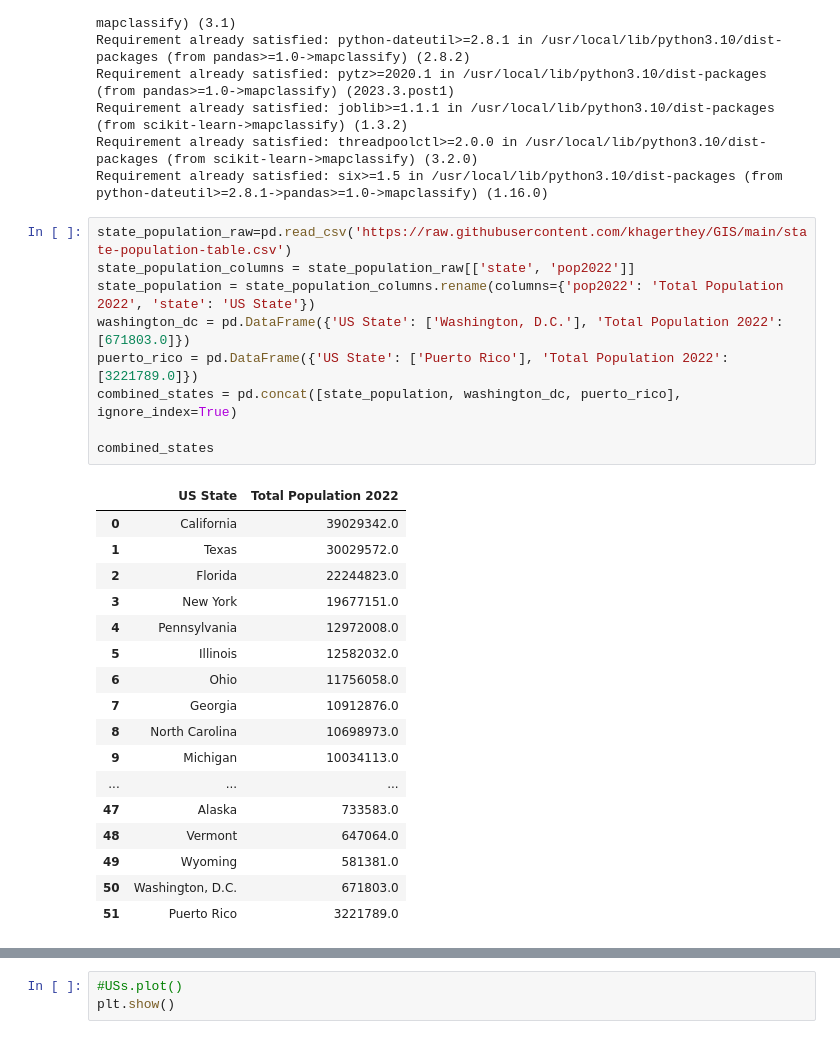
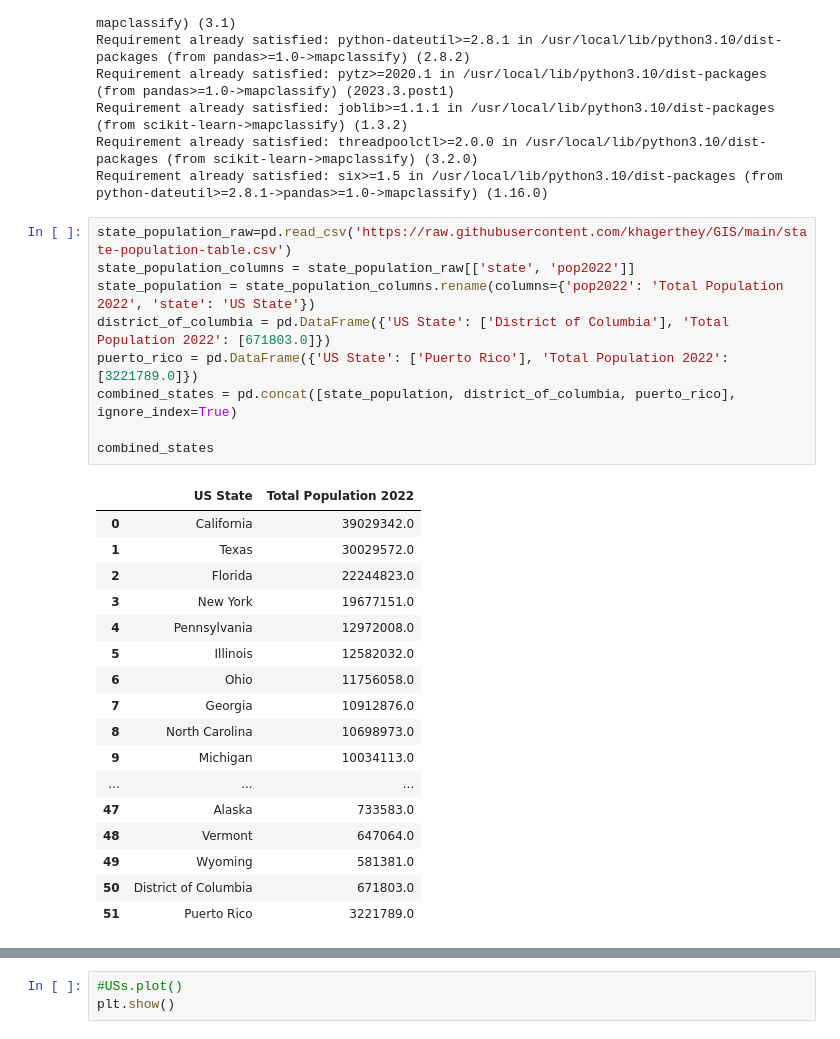
Before and after one commit to khagerthey/GIS, a Jupyter notebook: PS1.ipynb, the cells around one changed output, grey strips where cells are left out. Drawn from its saved outputs; the diff is of its cells as text.

```diff
--- a/PS1.ipynb
+++ b/PS1.ipynb
@@ -46,29 +46,29 @@ Requirement already satisfied: six>=1.5 in /usr/local/lib/python3.10/dist-packag
 # %%
 state_population_raw=pd.read_csv('https://raw.githubusercontent.com/khagerthey/GIS/main/state-population-table.csv')
 state_population_columns = state_population_raw[['state', 'pop2022']]
 state_population = state_population_columns.rename(columns={'pop2022': 'Total Population 2022', 'state': 'US State'})
-washington_dc = pd.DataFrame({'US State': ['Washington, D.C.'], 'Total Population 2022': [671803.0]})
+district_of_columbia = pd.DataFrame({'US State': ['District of Columbia'], 'Total Population 2022': [671803.0]})
 puerto_rico = pd.DataFrame({'US State': ['Puerto Rico'], 'Total Population 2022': [3221789.0]})
-combined_states = pd.concat([state_population, washington_dc, puerto_rico], ignore_index=True)
+combined_states = pd.concat([state_population, district_of_columbia, puerto_rico], ignore_index=True)
 
 combined_states
 # %% [output]
 |  | US State | Total Population 2022 |
 | 0 | California | 39029342.0 |
 | 1 | Texas | 30029572.0 |
 | 2 | Florida | 22244823.0 |
 | 3 | New York | 19677151.0 |
 | 4 | Pennsylvania | 12972008.0 |
 | 5 | Illinois | 12582032.0 |
 | 6 | Ohio | 11756058.0 |
 | 7 | Georgia | 10912876.0 |
 | 8 | North Carolina | 10698973.0 |
 | 9 | Michigan | 10034113.0 |
 | ... | ... | ... |
 | 47 | Alaska | 733583.0 |
 | 48 | Vermont | 647064.0 |
 | 49 | Wyoming | 581381.0 |
-| 50 | Washington, D.C. | 671803.0 |
+| 50 | District of Columbia | 671803.0 |
 | 51 | Puerto Rico | 3221789.0 |
 # %%
 etsy_us_sellers=pd.read_csv('https://raw.githubusercontent.com/khagerthey/GIS/main/etsy_statessellerstats.csv', header=None)
```
Also changed, not shown: parts of 10 cells of this notebook.
